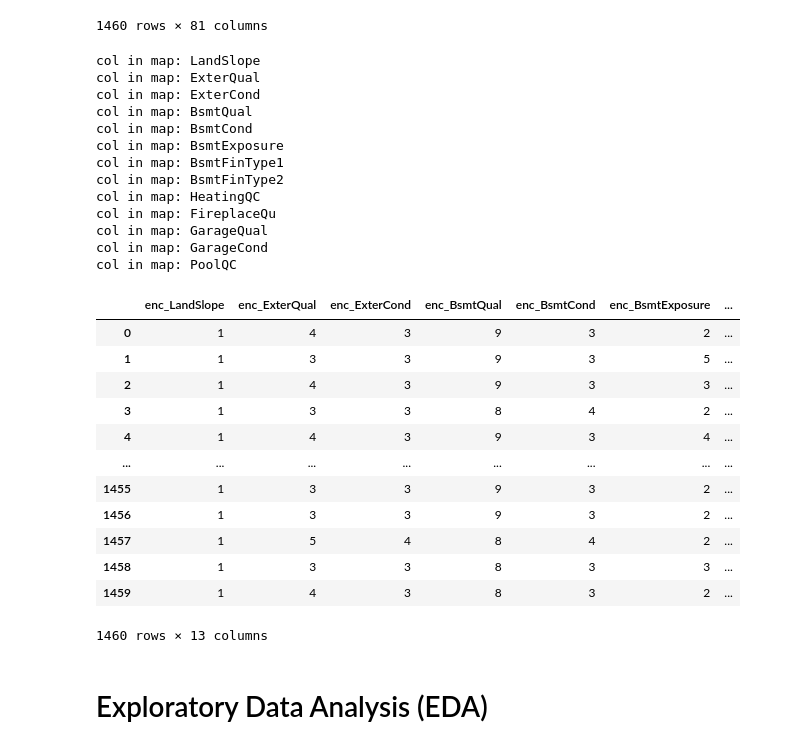
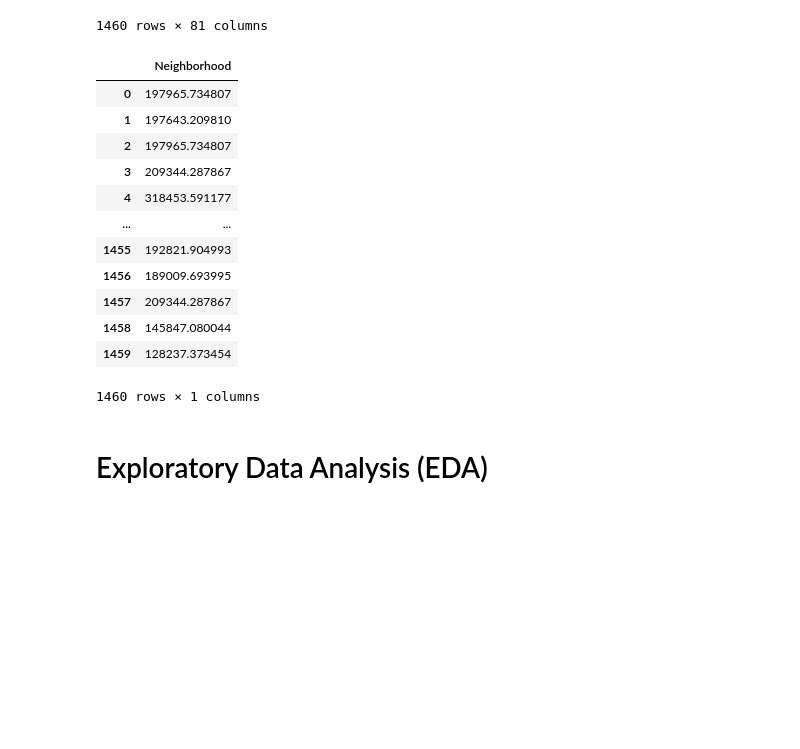
Before and after one commit to javrudsky/machine_learning, a Jupyter notebook: kaggle/housing/housing_v1.ipynb, the cells around one changed output. Saved outputs shown, nothing was run; the diff lists cells and outputs as text; code cells hidden in the pictures; blank space fills up the shorter version.

Commit message:
Added category encoders library

```diff
--- a/kaggle/housing/housing_v1.ipynb
+++ b/kaggle/housing/housing_v1.ipynb
@@ -115,8 +117,14 @@ def ordinal_encode(df, ord_cat_maps):
 
     return df_new
 
+def target_encode(df, target):
+    df_new = pd.DataFrame()
+    cols = df.columns
+    encoder = ce.TargetEncoder(cols=cols, smoothing=10).fit(df, target)
+
+    return encoder.transform(df)
+
 def my_map(x, col, ord_cat_maps):
-
     values = ord_cat_maps.get(col, -1)
     val = values.get(x, -1)  # Default to -1 if x is not in the mapping
     if pd.isna(x):
@@ -124,18 +132,16 @@ def my_map(x, col, ord_cat_maps):
     return val
 # %%
 # Extracting target category
-df_Y = pd.DataFrame()
-if target_feature in df_data.columns:
-    df_Y = df_data.pop(target_feature)
-
+df_Y = df_data[target_feature]
+df_feat = df_data.drop(labels=[target_feature, "Id"], axis=1, errors='ignore')
 
 # Selecting Categorical columns from low cardinality categories
-df_ord = df_data[ord_cols]
-df_data_no_ord = df_data.drop(labels=ord_cols, axis=1, errors='ignore')
+df_ord = df_feat[ord_cols]
+df_data_no_ord = df_feat.drop(labels=ord_cols, axis=1, errors='ignore')
 
 
 # Extracting numeric and categorical columns with low and high cardinality
-num_cols, low_cols, hi_cols = extract_categorical_columns(df_data_no_ord, k=10)
+num_cols, low_cols, hi_cols = extract_categorical_columns(df_data_no_ord, k=20)
 
 # Ordinal Columns
 ord_cols = [
@@ -145,7 +151,7 @@ ord_cols = [
 ]
 subClassCol = "MSSubClass"
 df_cat = df_data_no_ord.drop(labels=num_cols, axis=1, errors='ignore')
-df_num = df_data[num_cols].drop(labels=["Id"], axis=1, errors='ignore')
+df_num = df_feat[num_cols]
 df_cat[subClassCol] = df_num.pop(subClassCol)
 df_hi_cat = df_cat[hi_cols]
 df_low_cat = df_cat.drop(labels=hi_cols, axis=1, errors='ignore')
@@ -172,7 +178,7 @@ ord_cat_maps = {
 }
 
 df_ord_cat = ordinal_encode(df_ord, ord_cat_maps)
-df_ord_cat
+df_target_cat = target_encode(df_hi_cat, df_Y)
 
 #print_title("Ordinal Values")
 # print(df_ord.head(5))
@@ -185,34 +191,26 @@ df_ord_cat
 #print_title("Categorical Values")
 # print(df_cat.head(5))
 # print_title("Numeric columns")
-# print(df_num.head(5))
+# print(df_num.head(5)
-# %% [output]
-col in map: LandSlope
-col in map: ExterQual
-col in map: ExterCond
-col in map: BsmtQual
-col in map: BsmtCond
-col in map: BsmtExposure
-col in map: BsmtFinType1
-col in map: BsmtFinType2
-col in map: HeatingQC
-col in map: FireplaceQu
-col in map: GarageQual
-col in map: GarageCond
-col in map: PoolQC
-|  | enc_LandSlope | enc_ExterQual | enc_ExterCond | enc_BsmtQual | enc_BsmtCond | enc_BsmtExposure | ... |
-| 0 | 1 | 4 | 3 | 9 | 3 | 2 | ... |
-| 1 | 1 | 3 | 3 | 9 | 3 | 5 | ... |
-| 2 | 1 | 4 | 3 | 9 | 3 | 3 | ... |
-| 3 | 1 | 3 | 3 | 8 | 4 | 2 | ... |
-| 4 | 1 | 4 | 3 | 9 | 3 | 4 | ... |
-| ... | ... | ... | ... | ... | ... | ... | ... |
-| 1455 | 1 | 3 | 3 | 9 | 3 | 2 | ... |
-| 1456 | 1 | 3 | 3 | 9 | 3 | 2 | ... |
-| 1457 | 1 | 5 | 4 | 8 | 4 | 2 | ... |
-| 1458 | 1 | 3 | 3 | 8 | 3 | 3 | ... |
-| 1459 | 1 | 4 | 3 | 8 | 3 | 2 | ... |
-1460 rows × 13 columns
+# %%
+#df_hi_cat.nunique()
+#df_Y
+df_target_cat
+#df_hi_cat.head(5)
+# %% [output]
+|  | Neighborhood |
+| 0 | 197965.734807 |
+| 1 | 197643.209810 |
+| 2 | 197965.734807 |
+| 3 | 209344.287867 |
+| 4 | 318453.591177 |
+| ... | ... |
+| 1455 | 192821.904993 |
+| 1456 | 189009.693995 |
+| 1457 | 209344.287867 |
+| 1458 | 145847.080044 |
+| 1459 | 128237.373454 |
+1460 rows × 1 columns
 # %%
 # Before starting the analysis, let's setup a baseline performance
 dummy_model = DummyRegressor()
```
Also changed, not shown: parts of 2 cells of this notebook, 1 other file.
